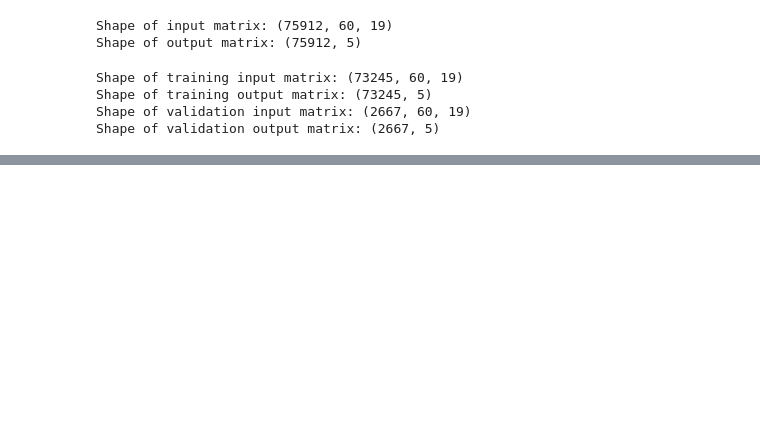
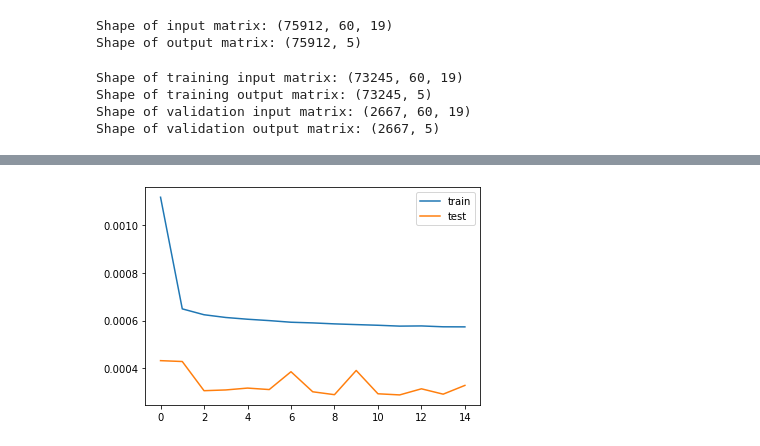
Before and after one commit to WaznyKamo/Deep-Learning-Stock-Price-Prediction, a Jupyter notebook: WiG20_based_stock_prediction.ipynb, the cells around one changed output, grey strips where cells are left out. Drawn from its saved outputs; the diff is of its cells as text; code cells hidden in the pictures; blank space fills up the shorter version.

```diff
--- a/WiG20_based_stock_prediction.ipynb
+++ b/WiG20_based_stock_prediction.ipynb
@@ -334,14 +343,14 @@ display.display(stock_data_list[0].head(100))
 | 117 | 1998-11-17 | 22.359 | 22.359 | 21.707 | 21.812 | 28248 | 22.94475 | 22.989286 | 21.81855 | ... |
 | 118 | 1998-11-18 | 21.812 | 21.812 | 21.266 | 21.540 | 71673 | 22.49475 | 22.755429 | 21.93305 | ... |
 # %%
-scaled_stocks = []
-X_scalers = []
-Y_scalers = []
+scaled_stocks_ta = []
+X_scalers_ta = []
+Y_scalers_ta = []
 
-for i in range(len(stock_data_list)):
+for i in range(len(stock_data_list_ta)):
     # Date is dropped as it isn't considered for learning
-    scaled_stock, X_scaler, Y_scaler = scale_data(stock_data_list[i].drop(columns='Date'))
-    scaled_stocks.append(scaled_stock)
-    X_scalers.append(X_scaler)
-    Y_scalers.append(Y_scaler)
+    scaled_stock_ta, X_scaler_ta, Y_scaler_ta = scale_data(stock_data_list_ta[i].drop(columns='Date'))
+    scaled_stocks_ta.append(scaled_stock_ta)
+    X_scalers_ta.append(X_scaler_ta)
+    Y_scalers_ta.append(Y_scaler_ta)
 # %%
@@ -366,12 +375,12 @@ Shape of output matrix: (75912, 5)
 # %%
 from sklearn.model_selection import train_test_split
 
-X_train, X_valid, Y_train, Y_valid = train_test_split(X_all, Y_all, test_size=2667, shuffle=False)
+X_train_ta, X_valid_ta, Y_train_ta, Y_valid_ta = train_test_split(X_all_ta, Y_all_ta, test_size=2667, shuffle=False)
 
-print('Shape of training input matrix: ' + str(X_train.shape))
-print('Shape of training output matrix: ' + str(Y_train.shape))
-print('Shape of validation input matrix: ' + str(X_valid.shape))
-print('Shape of validation output matrix: ' + str(Y_valid.shape))
+print('Shape of training input matrix: ' + str(X_train_ta.shape))
+print('Shape of training output matrix: ' + str(Y_train_ta.shape))
+print('Shape of validation input matrix: ' + str(X_valid_ta.shape))
+print('Shape of validation output matrix: ' + str(Y_valid_ta.shape))
 # %% [output]
 Shape of training input matrix: (73245, 60, 19)
 Shape of training output matrix: (73245, 5)
@@ -382,19 +391,19 @@ from tensorflow.keras import Sequential
 from tensorflow.keras.layers import LSTM, Dense, Dropout
 import matplotlib.pyplot as plt
 # %%
-model = Sequential()
-model.add(LSTM(64,input_shape=[X_train.shape[1], X_train.shape[2]]))#, return_sequences=True))
-model.add(Dense(100, activation='relu'))
-model.add(Dense(Y_train.shape[1]))
+model_ta = Sequential()
+model_ta.add(LSTM(64,input_shape=[X_train_ta.shape[1], X_train_ta.shape[2]]))#, return_sequences=True))
+model_ta.add(Dense(100, activation='relu'))
+model_ta.add(Dense(Y_train_ta.shape[1]))
 
-model.summary()
+model_ta.summary()
 
-model.compile(loss='mse', optimizer='adam')
+model_ta.compile(loss='mse', optimizer='adam')
 
-history = model.fit(X_train, Y_train, epochs=15, validation_data=(X_valid, Y_valid))
+history_ta = model_ta.fit(X_train_ta, Y_train_ta, epochs=15, validation_data=(X_valid_ta, Y_valid_ta))
 
-plt.plot(history.history['loss'], label='train')
-plt.plot(history.history['val_loss'], label='test')
+plt.plot(history_ta.history['loss'], label='train')
+plt.plot(history_ta.history['val_loss'], label='test')
 plt.legend()
 plt.show()
 # %% [output]
@@ -419,0 +427 @@ Epoch 3/15
+[figure, added]
```
Also changed, not shown: parts of 26 cells of this notebook, 1 other file.
